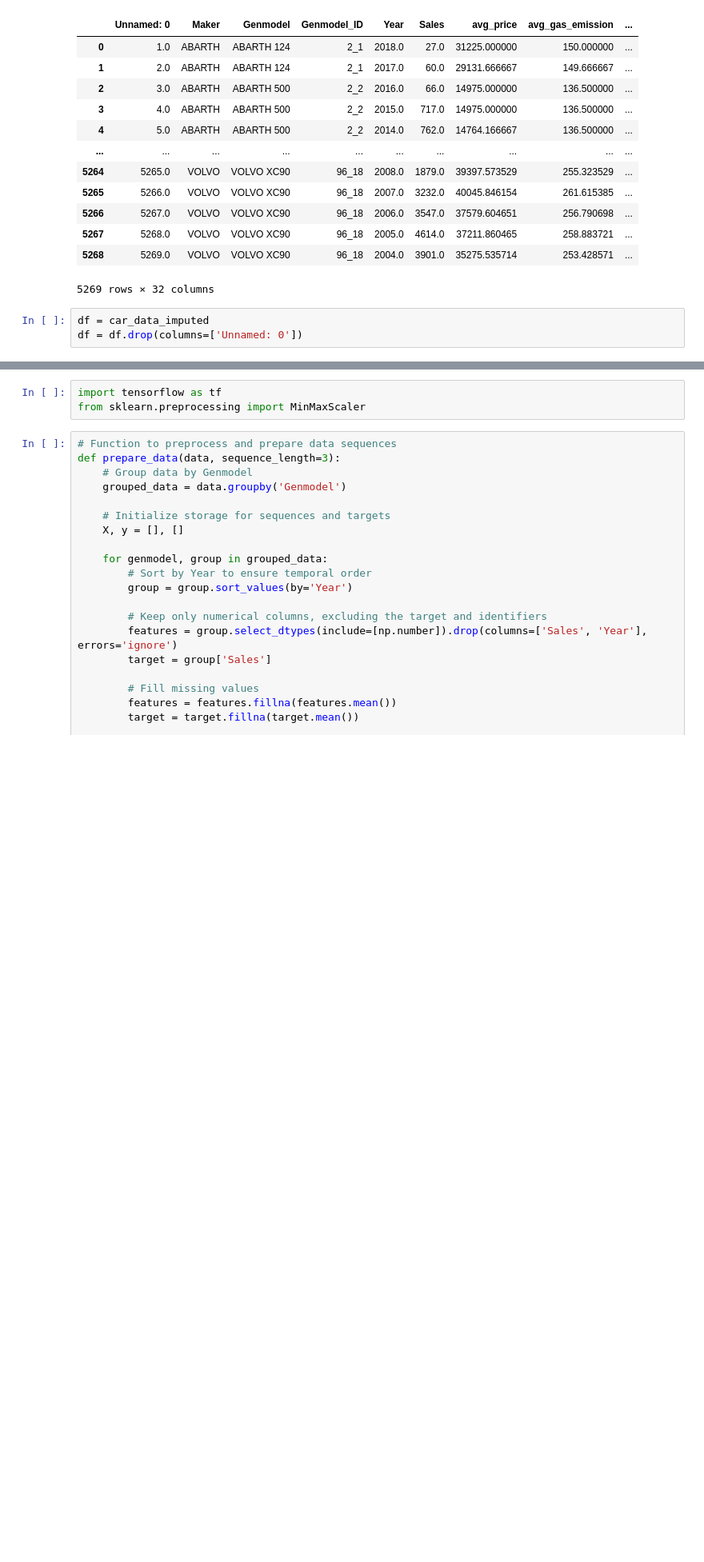
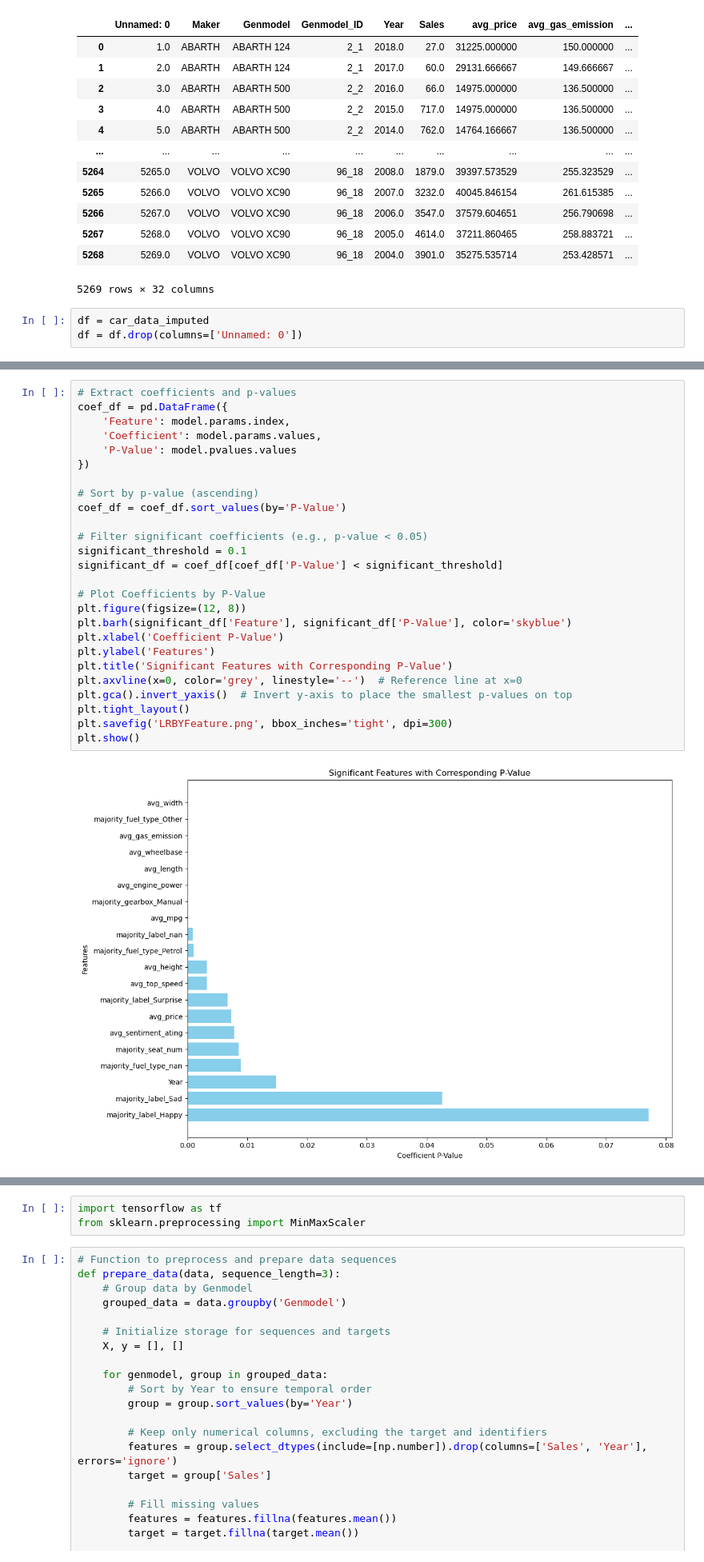
Before and after one commit to Kaifeng-Gao/Carismatic, a Jupyter notebook: lr_BPNN_RNN.ipynb, the cells around one changed output, grey strips where cells are left out. Shown at 80% size. Drawn from its saved outputs; the diff is of its cells as text; blank space fills up the shorter version.

```diff
--- a/lr_BPNN_RNN.ipynb
+++ b/lr_BPNN_RNN.ipynb
@@ -746,0 +929,28 @@ strong multicollinearity problems or that the design matrix is singular.
+# %%
+# Extract coefficients and p-values
+coef_df = pd.DataFrame({
+    'Feature': model.params.index,
+    'Coefficient': model.params.values,
+    'P-Value': model.pvalues.values
+})
+
+# Sort by p-value (ascending)
+coef_df = coef_df.sort_values(by='P-Value')
+
+# Filter significant coefficients (e.g., p-value < 0.05)
+significant_threshold = 0.1
+significant_df = coef_df[coef_df['P-Value'] < significant_threshold]
+
+# Plot Coefficients by P-Value
+plt.figure(figsize=(12, 8))
+plt.barh(significant_df['Feature'], significant_df['P-Value'], color='skyblue')
+plt.xlabel('Coefficient P-Value')
+plt.ylabel('Features')
+plt.title('Significant Features with Corresponding P-Value')
+plt.axvline(x=0, color='grey', linestyle='--')  # Reference line at x=0
+plt.gca().invert_yaxis()  # Invert y-axis to place the smallest p-values on top
+plt.tight_layout()
+plt.savefig('LRBYFeature.png', bbox_inches='tight', dpi=300)
+plt.show()
+# %% [output]
+[figure, added]
```
Also changed, not shown: parts of 24 cells of this notebook.
